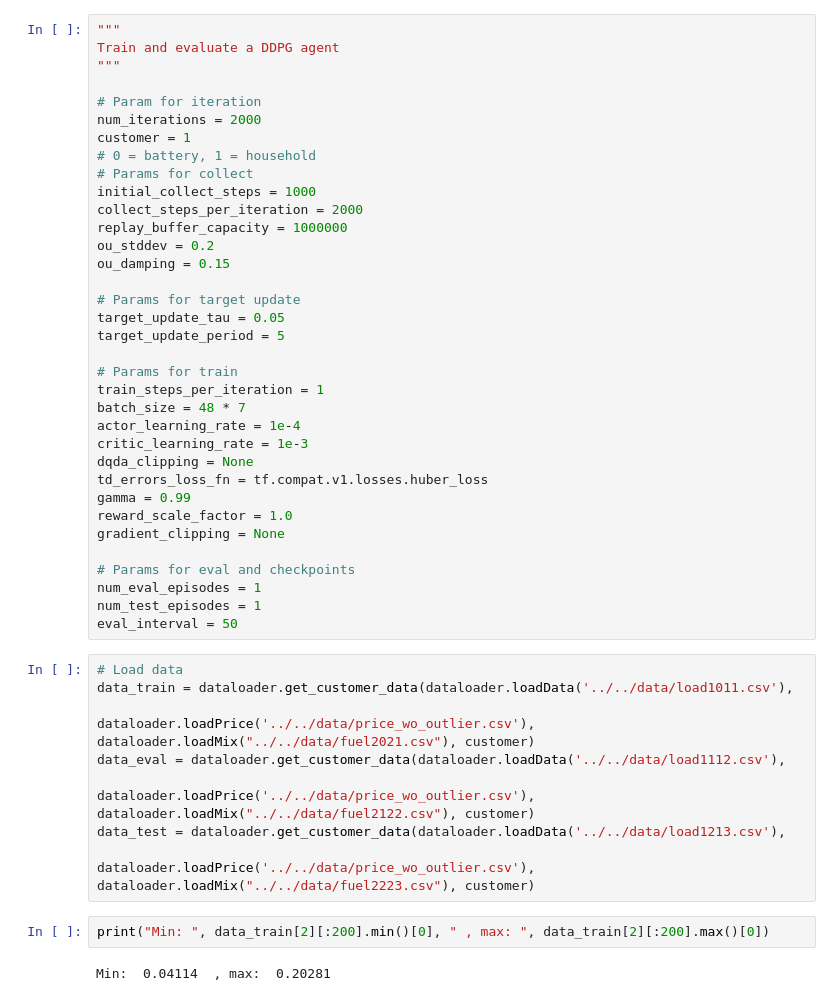
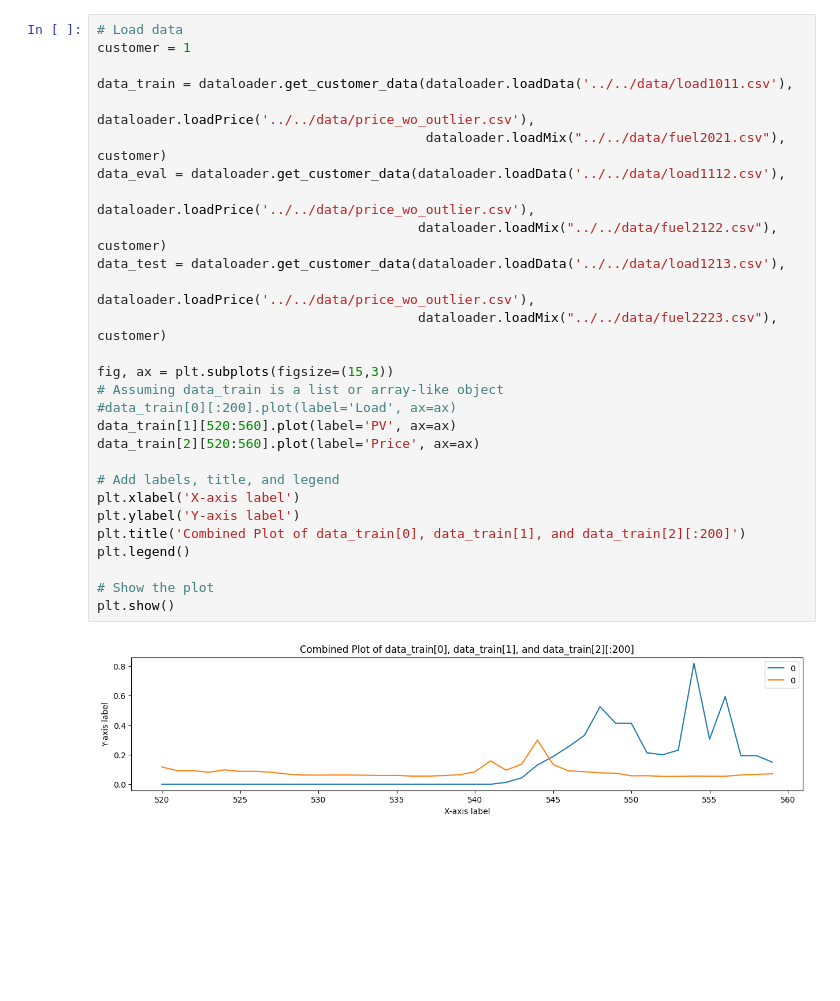
Before and after one commit to JonasSievers/Federated-Reinforcement-Learning-for-Battery-Charging, a Jupyter notebook: src/notebooks/DDPG_from_scratch.ipynb, the cells around one changed output. Saved outputs shown, nothing was run; the diff lists cells and outputs as text; blank space fills up the shorter version.

```diff
--- a/src/notebooks/DDPG_from_scratch.ipynb
+++ b/src/notebooks/DDPG_from_scratch.ipynb
@@ -26,47 +34,30 @@ WARNING:tensorflow:From c:\Users\rs1044\Documents\GitHub\Federated-Reinforcement
-# %%
-"""
-Train and evaluate a DDPG agent
-"""
-
-# Param for iteration
-num_iterations = 2000
-customer = 1
-# 0 = battery, 1 = household
-# Params for collect
-initial_collect_steps = 1000
-collect_steps_per_iteration = 2000
-replay_buffer_capacity = 1000000
-ou_stddev = 0.2
-ou_damping = 0.15
-
-# Params for target update
-target_update_tau = 0.05
-target_update_period = 5
-
-# Params for train
-train_steps_per_iteration = 1
-batch_size = 48 * 7
-actor_learning_rate = 1e-4
-critic_learning_rate = 1e-3
-dqda_clipping = None
-td_errors_loss_fn = tf.compat.v1.losses.huber_loss
-gamma = 0.99
-reward_scale_factor = 1.0
-gradient_clipping = None
-
-# Params for eval and checkpoints
-num_eval_episodes = 1
-num_test_episodes = 1
-eval_interval = 50
 # %%
 # Load data
+customer = 1
+
 data_train = dataloader.get_customer_data(dataloader.loadData('../../data/load1011.csv'),
-                                          dataloader.loadPrice('../../data/price_wo_outlier.csv'), dataloader.loadMix("../../data/fuel2021.csv"), customer)
+                                          dataloader.loadPrice('../../data/price_wo_outlier.csv'),
+                                          dataloader.loadMix("../../data/fuel2021.csv"), customer)
 data_eval = dataloader.get_customer_data(dataloader.loadData('../../data/load1112.csv'),
-                                         dataloader.loadPrice('../../data/price_wo_outlier.csv'), dataloader.loadMix("../../data/fuel2122.csv"), customer)
+                                         dataloader.loadPrice('../../data/price_wo_outlier.csv'),
+                                         dataloader.loadMix("../../data/fuel2122.csv"), customer)
 data_test = dataloader.get_customer_data(dataloader.loadData('../../data/load1213.csv'),
-                                         dataloader.loadPrice('../../data/price_wo_outlier.csv'), dataloader.loadMix("../../data/fuel2223.csv"), customer)
+                                         dataloader.loadPrice('../../data/price_wo_outlier.csv'),
+                                         dataloader.loadMix("../../data/fuel2223.csv"), customer)
+
+fig, ax = plt.subplots(figsize=(15,3))
+# Assuming data_train is a list or array-like object
+#data_train[0][:200].plot(label='Load', ax=ax)
+data_train[1][520:560].plot(label='PV', ax=ax)
+data_train[2][520:560].plot(label='Price', ax=ax)
+
+# Add labels, title, and legend
+plt.xlabel('X-axis label')
+plt.ylabel('Y-axis label')
+plt.title('Combined Plot of data_train[0], data_train[1], and data_train[2][:200]')
+plt.legend()
+
+# Show the plot
+plt.show()
+# %% [output]
+[figure, added]
-# %%
-print("Min: ", data_train[2][:200].min()[0], " , max: ", data_train[2][:200].max()[0])
-# %% [output]
-Min:  0.04114  , max:  0.20281
```
Also changed, not shown: parts of 9 cells of this notebook, 4 other files.
